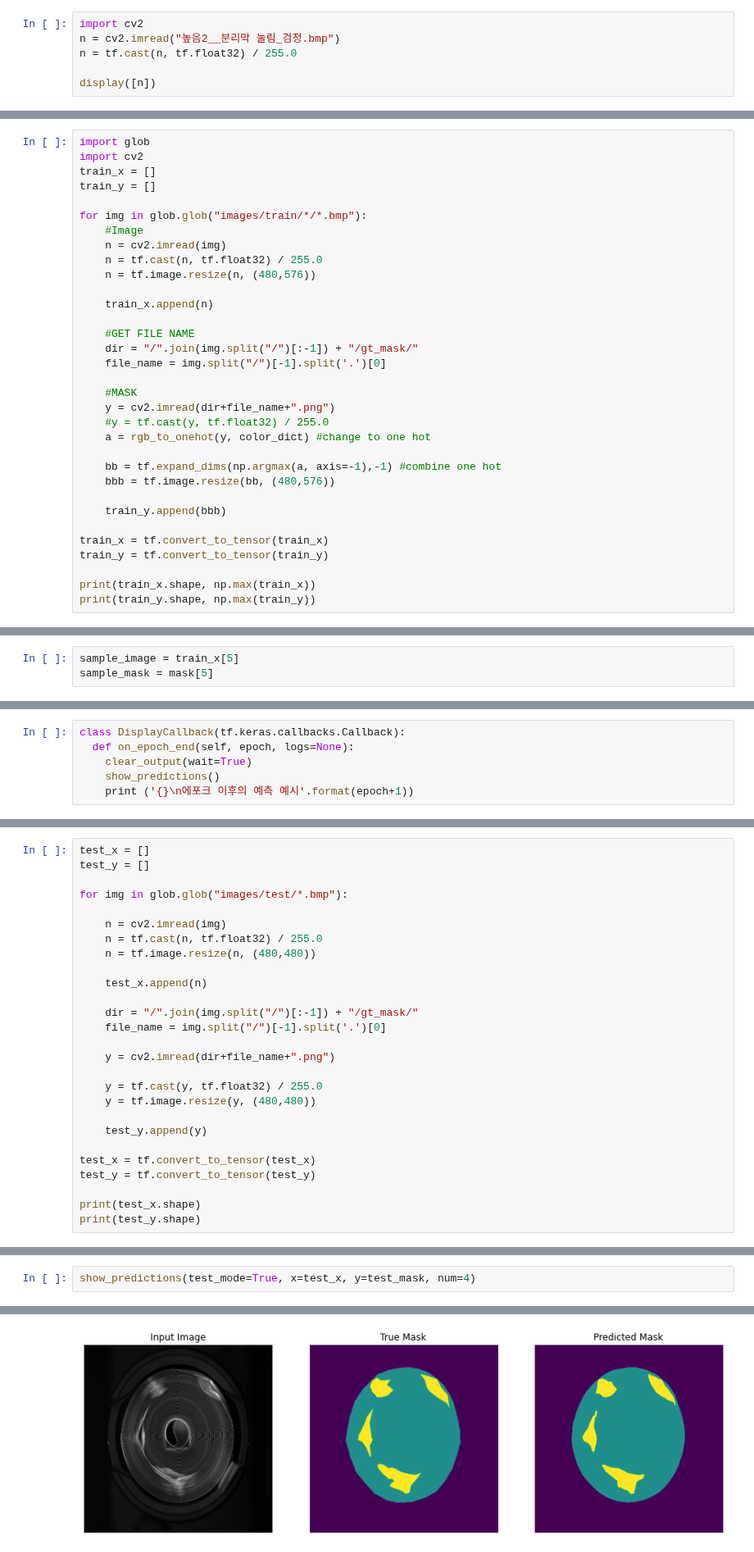
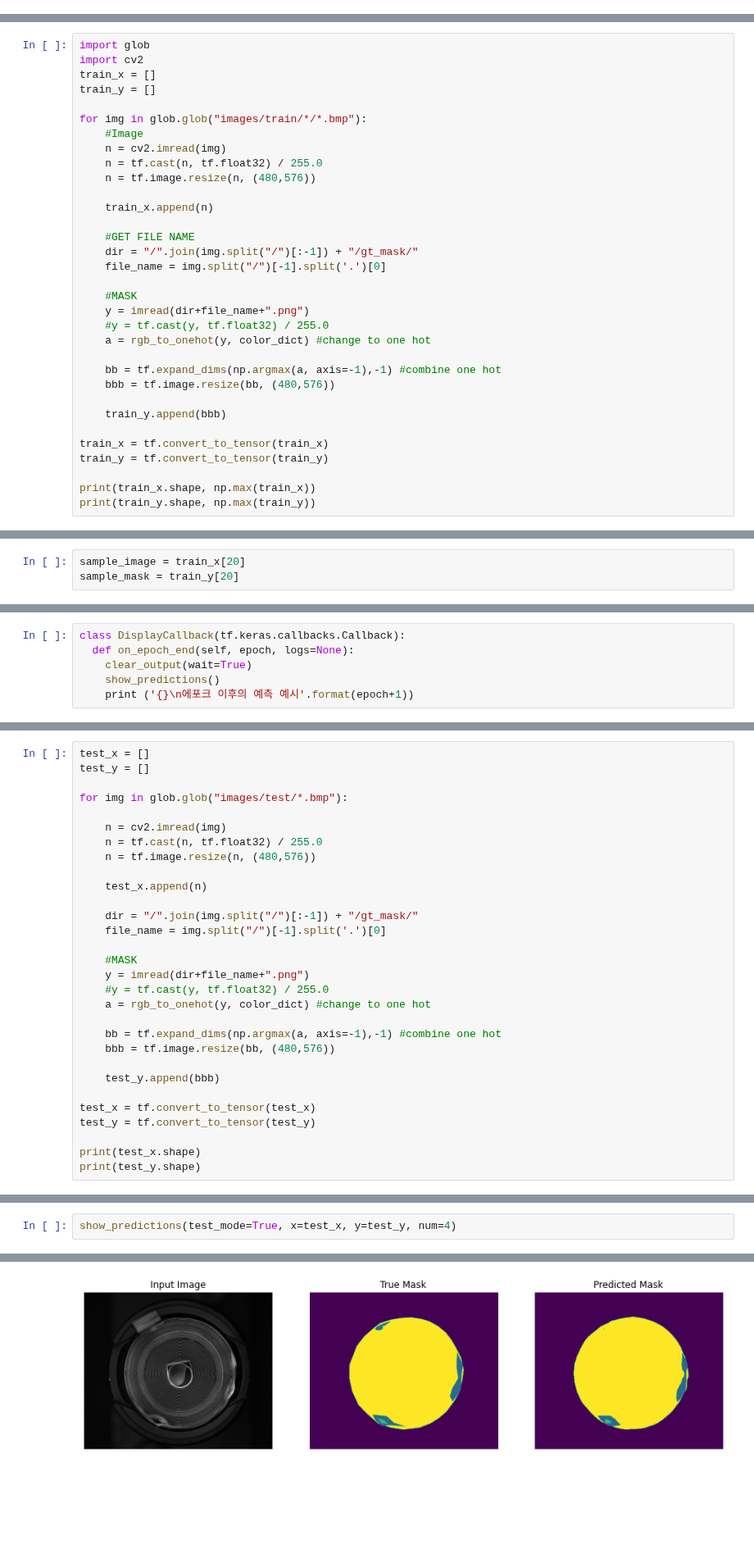
Before and after one commit to jhk0429/Segmentation_project, a Jupyter notebook: PSPNet/train_inception_psp_NewData.ipynb, the cells around one changed output, grey strips where cells are left out. Shown at 82% size. Saved outputs shown, nothing was run; the diff lists cells and outputs as text; blank space fills up the shorter version.

```diff
--- a/PSPNet/train_inception_psp_NewData.ipynb
+++ b/PSPNet/train_inception_psp_NewData.ipynb
@@ -90,9 +91,3 @@ bbb = tf.image.resize(bb, (480,576))
 display([bbb])
 # %% [output]
 [figure]
-# %%
-import cv2
-n = cv2.imread("높음2__분리막 눌림_검정.bmp")
-n = tf.cast(n, tf.float32) / 255.0
-
-display([n])
@@ -125,7 +118,7 @@ for img in glob.glob("images/train/*/*.bmp"):
     file_name = img.split("/")[-1].split('.')[0]
 
     #MASK
-    y = cv2.imread(dir+file_name+".png")
+    y = imread(dir+file_name+".png")
     #y = tf.cast(y, tf.float32) / 255.0
     a = rgb_to_onehot(y, color_dict) #change to one hot
 
@@ -168,8 +148,8 @@ if tf.random.uniform(()) > 0.5:
 # %% [output]
 '\nif tf.random.uniform(()) > 0.5:\n    input_image = tf.image.flip_left_right(input_image)\n    input_mask = tf.image.flip_left_right(input_mask)\n'
 # %%
-sample_image = train_x[5]
-sample_mask = mask[5]
+sample_image = train_x[20]
+sample_mask = train_y[20]
 # %%
 def create_mask(pred_mask, num=0):
   pred_mask = tf.argmax(pred_mask, axis=-1)
@@ -238,19 +224,22 @@ for img in glob.glob("images/test/*.bmp"):
 
     n = cv2.imread(img)
     n = tf.cast(n, tf.float32) / 255.0
-    n = tf.image.resize(n, (480,480))
+    n = tf.image.resize(n, (480,576))
 
     test_x.append(n)
 
     dir = "/".join(img.split("/")[:-1]) + "/gt_mask/"
     file_name = img.split("/")[-1].split('.')[0]
 
-    y = cv2.imread(dir+file_name+".png")
+    #MASK
+    y = imread(dir+file_name+".png")
+    #y = tf.cast(y, tf.float32) / 255.0
+    a = rgb_to_onehot(y, color_dict) #change to one hot
 
-    y = tf.cast(y, tf.float32) / 255.0
-    y = tf.image.resize(y, (480,480))
+    bb = tf.expand_dims(np.argmax(a, axis=-1),-1) #combine one hot
+    bbb = tf.image.resize(bb, (480,576))
 
-    test_y.append(y)
+    test_y.append(bbb)
 
 test_x = tf.convert_to_tensor(test_x)
 test_y = tf.convert_to_tensor(test_y)
@@ -273,5 +252,5 @@ print(test_mask.shape)
 # %%
-show_predictions(test_mode=True, x=test_x, y=test_mask, num=4)
+show_predictions(test_mode=True, x=test_x, y=test_y, num=4)
 # %% [output]
 In testing Mode...
-[figure, old version]
+[figure, new version]
```
Also changed, not shown: parts of 22 cells of this notebook.
